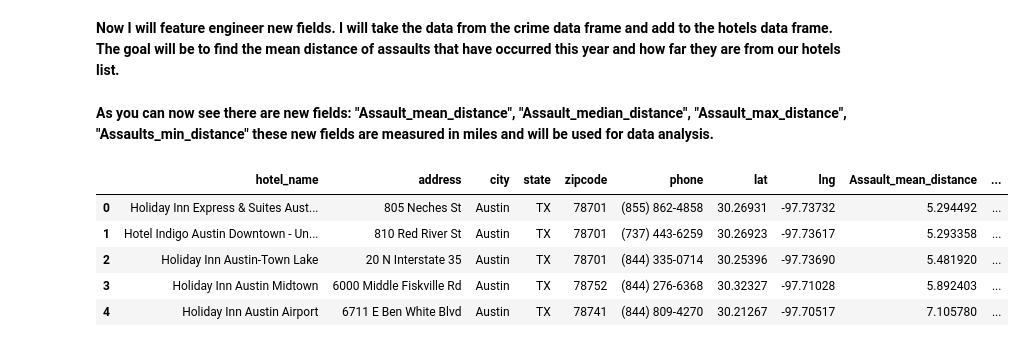
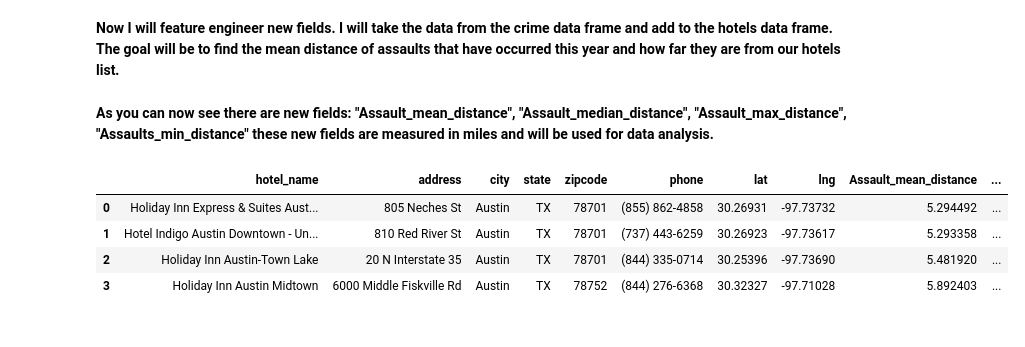
Before and after one commit to LACLanthony/crimes_hotel, a Jupyter notebook: hotels_crimes_maps.ipynb, the cells around one changed output. Drawn from its saved outputs; the diff is of its cells as text; code cells hidden in the pictures.

```diff
--- a/hotels_crimes_maps.ipynb
+++ b/hotels_crimes_maps.ipynb
@@ -138,14 +136,13 @@ for index1, rows1 in hotels.iterrows():
 # %% [markdown]
 **As you can now see there are new fields: "Assault_mean_distance", "Assault_median_distance", "Assault_max_distance", "Assaults_min_distance" these new fields are measured in miles and will be used for data analysis.**
 # %%
-hotels.head()
+hotels.head(4)
 # %% [output]
 |  | hotel_name | address | city | state | zipcode | phone | lat | lng | Assault_mean_distance | ... |
 | 0 | Holiday Inn Express & Suites Aust... | 805 Neches St | Austin | TX | 78701 | (855) 862-4858 | 30.26931 | -97.73732 | 5.294492 | ... |
 | 1 | Hotel Indigo Austin Downtown - Un... | 810 Red River St | Austin | TX | 78701 | (737) 443-6259 | 30.26923 | -97.73617 | 5.293358 | ... |
 | 2 | Holiday Inn Austin-Town Lake | 20 N Interstate 35 | Austin | TX | 78701 | (844) 335-0714 | 30.25396 | -97.73690 | 5.481920 | ... |
 | 3 | Holiday Inn Austin Midtown | 6000 Middle Fiskville Rd | Austin | TX | 78752 | (844) 276-6368 | 30.32327 | -97.71028 | 5.892403 | ... |
-| 4 | Holiday Inn Austin Airport | 6711 E Ben White Blvd | Austin | TX | 78741 | (844) 809-4270 | 30.21267 | -97.70517 | 7.105780 | ... |
 # %%
 hotels[hotels['Assault_median_distance']<5]
 # %% [output]
```
Also changed, not shown: parts of 2 cells of this notebook.
